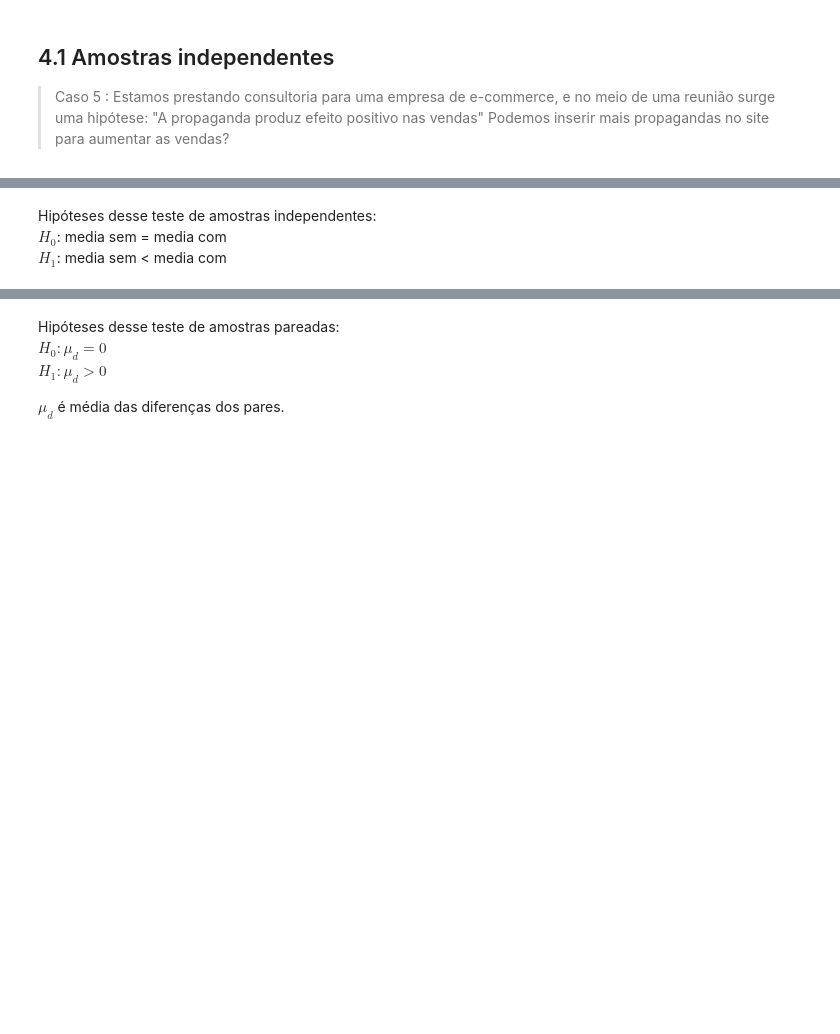
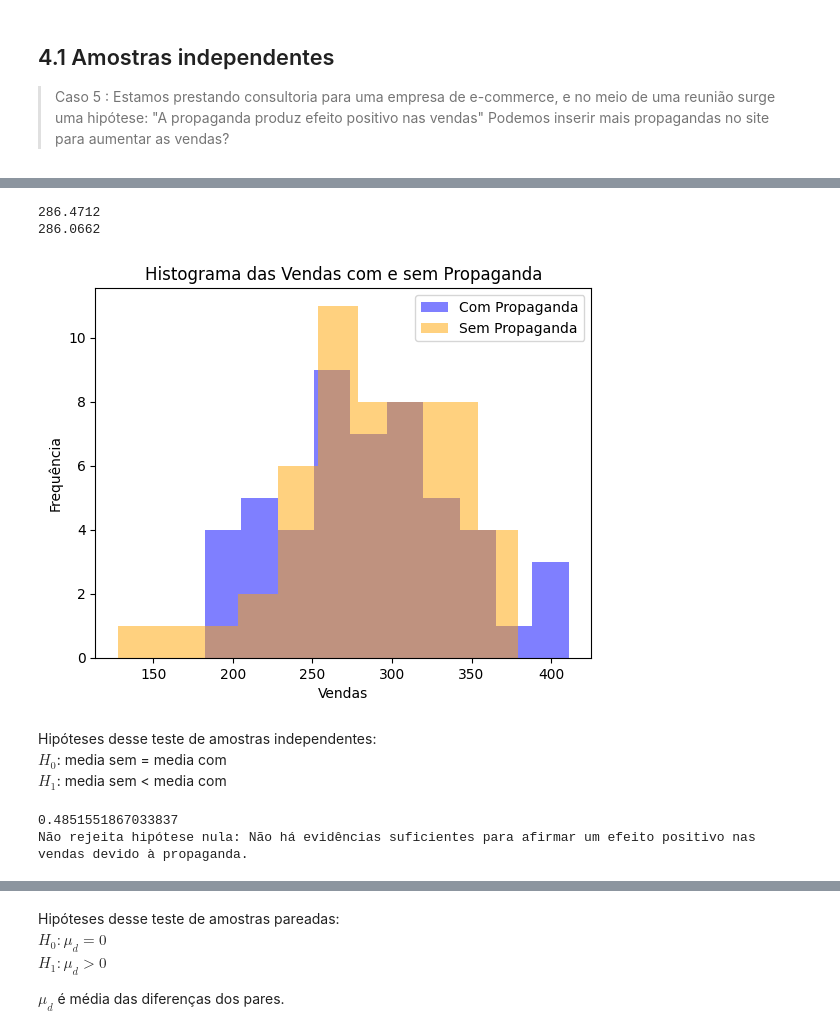
Before and after one commit to MoisesCoimbraQN/Carreira-Alura-Data-Science, a Jupyter notebook: Data_Science_Testes_de_Hipoteses_com_Data_Science.ipynb, the cells around one changed output, grey strips where cells are left out. Drawn from its saved outputs; the diff is of its cells as text; code cells hidden in the pictures; blank space fills up the shorter version.

Commit message:
Testes de Hipóteses - amostras pareadas e independentes (teste t pareado e t grupos independentes)

```diff
--- a/Data_Science_Testes_de_Hipoteses_com_Data_Science.ipynb
+++ b/Data_Science_Testes_de_Hipoteses_com_Data_Science.ipynb
@@ -755,13 +787,25 @@ vendas_sem_propaganda = [304.44,  261.89,  244.38,  321.70,
+# %%
+#verificar as médias das vendas com e sem propaganda
+# média com
+print(np.mean(vendas_com_propaganda))
+# média sem
+print(np.mean(vendas_sem_propaganda))
+# %% [output]
+286.4712
+286.0662
 # %%
-# Criar histogramas
-
+# Criar histogramas para verificar a distribuição das vendas com e sem propaganda
+plt.hist(vendas_com_propaganda, bins=10, alpha=0.5, label='Com Propaganda', color='blue')
+plt.hist(vendas_sem_propaganda, bins=10, alpha=0.5, label='Sem Propaganda', color='orange')
 
 # Adicionar rótulos e título
 plt.xlabel('Vendas')
 plt.ylabel('Frequência')
 plt.title('Histograma das Vendas com e sem Propaganda')
 plt.legend()
 plt.show()
+# %% [output]
+[figure, added]
 # %% [markdown]
 Hipóteses desse teste de amostras independentes:\
 $H_0$: media sem = media com\
@@ -773,11 +819,16 @@ $H_1$: media sem < media com
 # %%
 # Exibição dos resultados
-
+print(p_valor)
 
 # Interpretação dos resultados
 
-alpha =
-if p_value < alpha:
+alpha = 0.05
+if p_valor < alpha:
     print("Rejeitar a hipótese nula: Há evidências de que a propaganda tem um efeito positivo nas vendas.")
 else:
     print("Não rejeita hipótese nula: Não há evidências suficientes para afirmar um efeito positivo nas vendas devido à propaganda.")
+
+# p_valor alto, acima da significancia, não rejeita a hipótese nula, ou seja, não há evidências suficientes para afirmar que a propaganda tem um efeito positivo nas vendas.
+# %% [output]
+0.4851551867033837
+Não rejeita hipótese nula: Não há evidências suficientes para afirmar um efeito positivo nas vendas devido à propaganda.
```
Also changed, not shown: parts of 30 cells of this notebook.
